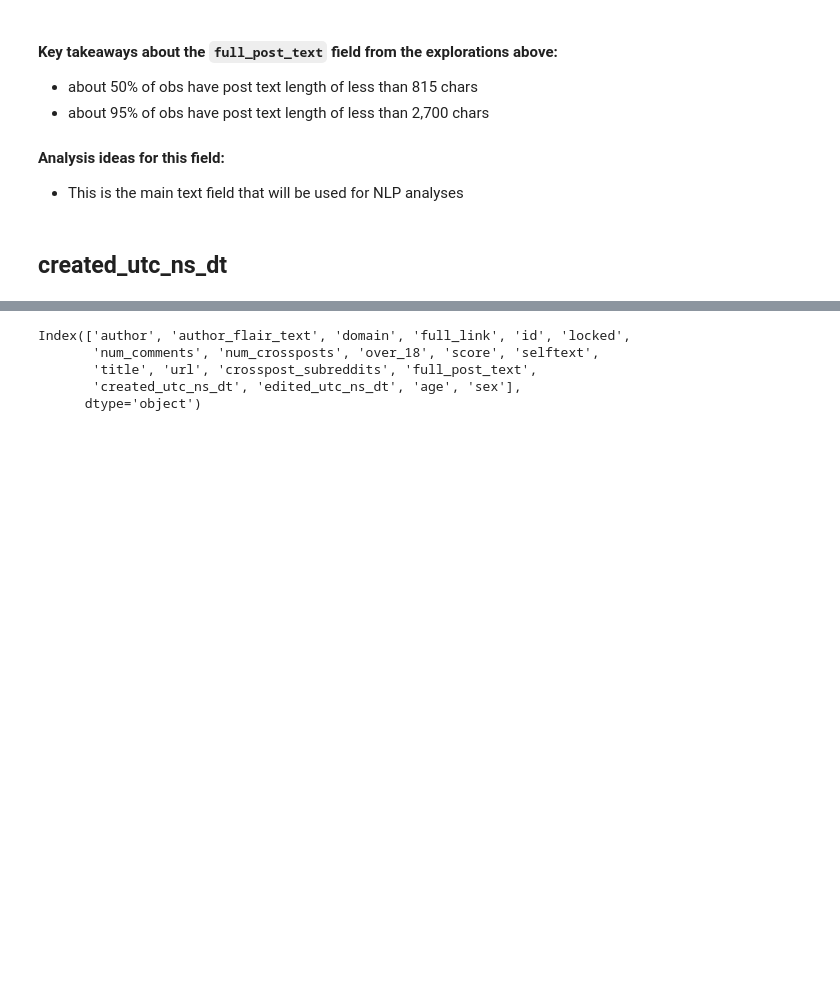
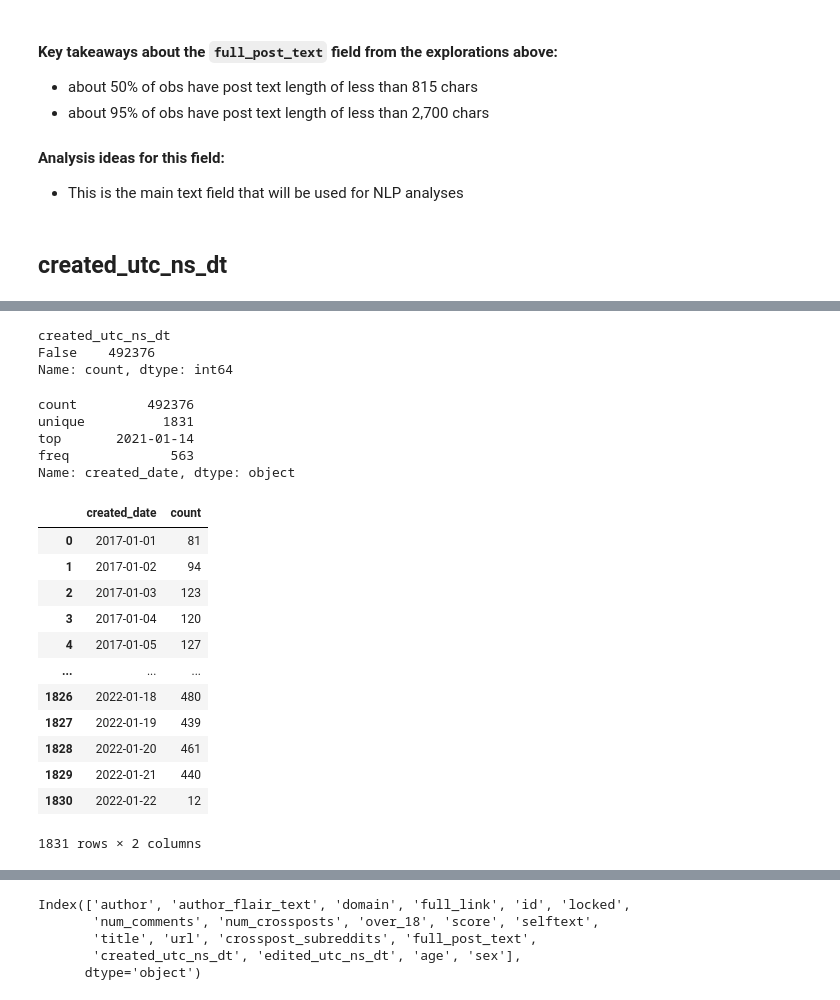
Before and after one commit to 33eyes/reddit-askdocs-analysis, a Jupyter notebook: 06_eda.ipynb, the cells around one changed output, grey strips where cells are left out. Cells and saved outputs as stored; diff of their text form; code cells hidden in the pictures; blank space fills up the shorter version.

Commit message:
Added created date EDA.

```diff
--- a/06_eda.ipynb
+++ b/06_eda.ipynb
@@ -1317,0 +1334,2 @@ https://www.reddit.com/r/AskDocs/comments/ciq5jz/hip_pain/
+# %%
+df['created_utc_ns_dt'] = pd.to_datetime(df['created_utc_ns_dt'])
@@ -1317,0 +1362,33 @@ https://www.reddit.com/r/AskDocs/comments/ciq5jz/hip_pain/
+# %%
+df['created_utc_ns_dt'].isna().value_counts()
+# %% [output]
+created_utc_ns_dt
+False    492376
+Name: count, dtype: int64
+# %%
+df['created_date'] = df['created_utc_ns_dt'].dt.date.astype('str')
+# %%
+df['created_date'].describe()
+# %% [output]
+count         492376
+unique          1831
+top       2021-01-14
+freq             563
+Name: created_date, dtype: object
+# %%
+created_date_vc = df['created_date'].value_counts(dropna=False).sort_index().reset_index()
+created_date_vc
+# %% [output]
+|  | created_date | count |
+| 0 | 2017-01-01 | 81 |
+| 1 | 2017-01-02 | 94 |
+| 2 | 2017-01-03 | 123 |
+| 3 | 2017-01-04 | 120 |
+| 4 | 2017-01-05 | 127 |
+| ... | ... | ... |
+| 1826 | 2022-01-18 | 480 |
+| 1827 | 2022-01-19 | 439 |
+| 1828 | 2022-01-20 | 461 |
+| 1829 | 2022-01-21 | 440 |
+| 1830 | 2022-01-22 | 12 |
+1831 rows × 2 columns
```
Also changed, not shown: parts of 7 cells of this notebook.
